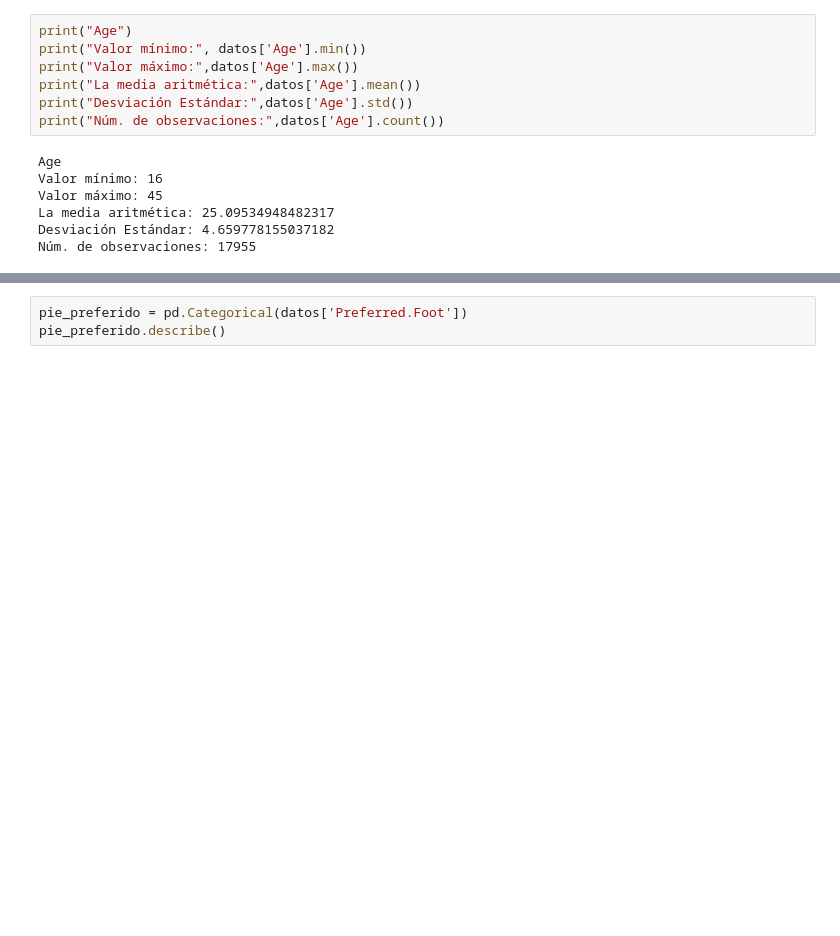
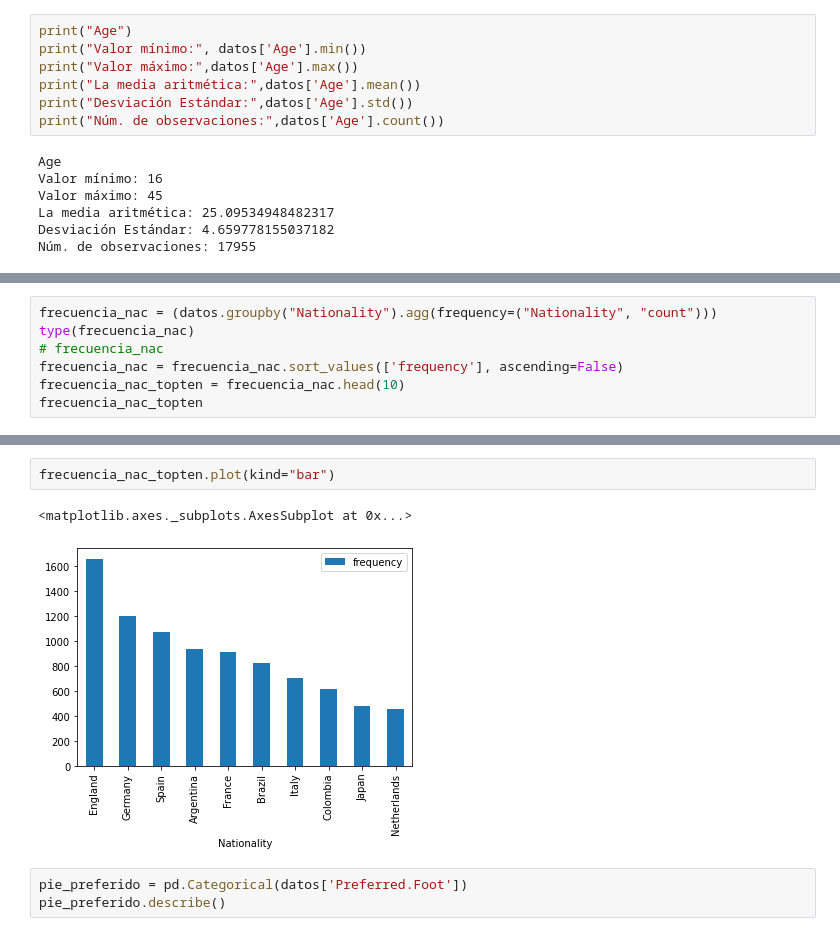
Before and after one commit to rpizarrog/Analisis-Inteligente-de-datos, a Jupyter notebook: Pyhton documentos/explorar_datos_FIFA.ipynb, the cells around one changed output, grey strips where cells are left out. Saved outputs shown, nothing was run; the diff lists cells and outputs as text; blank space fills up the shorter version.

```diff
--- a/Pyhton documentos/explorar_datos_FIFA.ipynb
+++ b/Pyhton documentos/explorar_datos_FIFA.ipynb
@@ -152,0 +175,7 @@ Núm. de observaciones: 17955
+# %%
+frecuencia_nac = (datos.groupby("Nationality").agg(frequency=("Nationality", "count")))
+type(frecuencia_nac)
+# frecuencia_nac
+frecuencia_nac = frecuencia_nac.sort_values(['frequency'], ascending=False)
+frecuencia_nac_topten = frecuencia_nac.head(10)
+frecuencia_nac_topten
@@ -153,3 +195,8 @@ Núm. de observaciones: 17955
+# %%
+frecuencia_nac_topten.plot(kind="bar")
+# %% [output]
+<matplotlib.axes._subplots.AxesSubplot at 0x...>
+[figure, added]
 # %%
 pie_preferido = pd.Categorical(datos['Preferred.Foot'])
 pie_preferido.describe()
```
Also changed, not shown: parts of 7 cells of this notebook.
